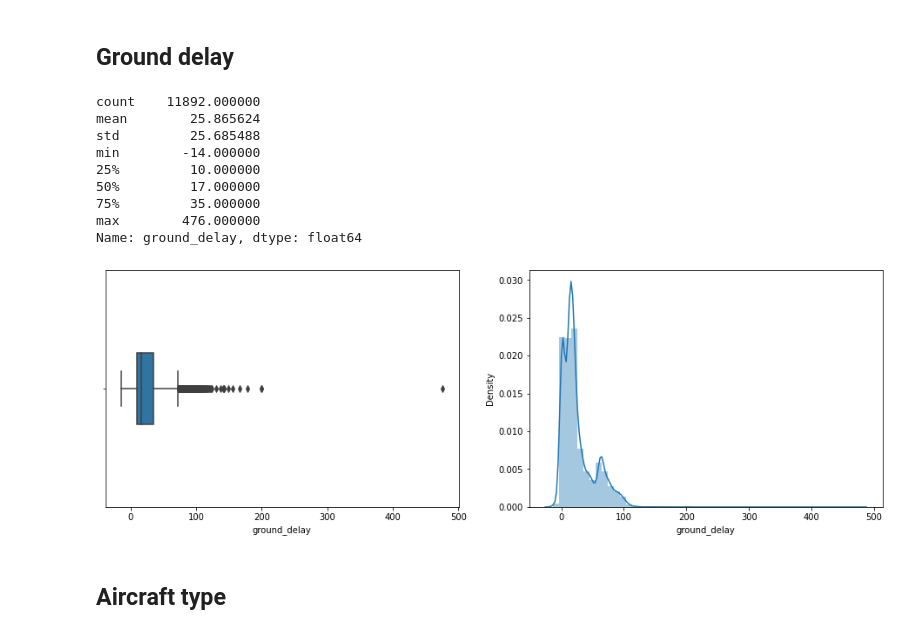
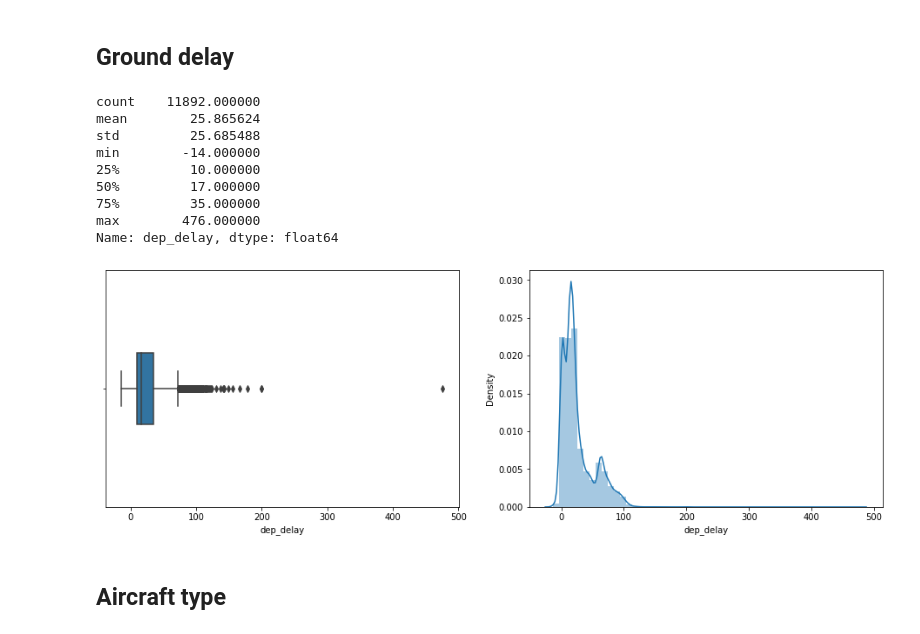
Before and after one commit to HinNerd/Flight_Prediction, a Jupyter notebook: notebooks/2_data_exploration.ipynb, the cells around one changed output. Drawn from its saved outputs; the diff is of its cells as text; code cells hidden in the pictures.

```diff
--- a/notebooks/2_data_exploration.ipynb
+++ b/notebooks/2_data_exploration.ipynb
@@ -66,7 +84,7 @@ print(df.shape)
 # Drop all columns with more than 50% missing values
 df.drop(['gnd_mingt', 'gnd_sched_tat', 'gnd_catering_dur', 'gnd_clean_dur', 'gnd_board_dur'], axis=1, inplace=True)
 # Drop rows with missing dependent variable
-df.dropna(subset=['block_delay', 'ground_delay'], inplace=True)
+df.dropna(subset=['arr_delay', 'dep_delay'], inplace=True)
 # Drop additional duplicates if there are new ones due to dropped columns
 df.drop_duplicates(inplace=True, ignore_index=True)
 print(df.shape)
@@ -235,25 +253,25 @@ df = df.drop(columns='flt_change_code')
 # %% [markdown]
 ## Ground delay
 # %%
-# Explore ground_delay
-print(df['ground_delay'].describe())
+# Explore dep_delay
+print(df['dep_delay'].describe())
 plt.figure(figsize=(16,5))
 plt.subplot(1,2,1)
-sns.boxplot(df['ground_delay'], width=0.3)
+sns.boxplot(df['dep_delay'], width=0.3)
 plt.subplot(1,2,2)
-sns.distplot(df['ground_delay'])
+sns.distplot(df['dep_delay'])
 plt.show()
 # %% [output]
 count    11892.000000
 mean        25.865624
 std         25.685488
 min        -14.000000
 25%         10.000000
 50%         17.000000
 75%         35.000000
 max        476.000000
-Name: ground_delay, dtype: float64
+Name: dep_delay, dtype: float64
-[figure, old version]
+[figure, new version]
 # %% [markdown]
 ## Aircraft type
 # %%
```
Also changed, not shown: parts of 15 cells of this notebook, 5 other files.
